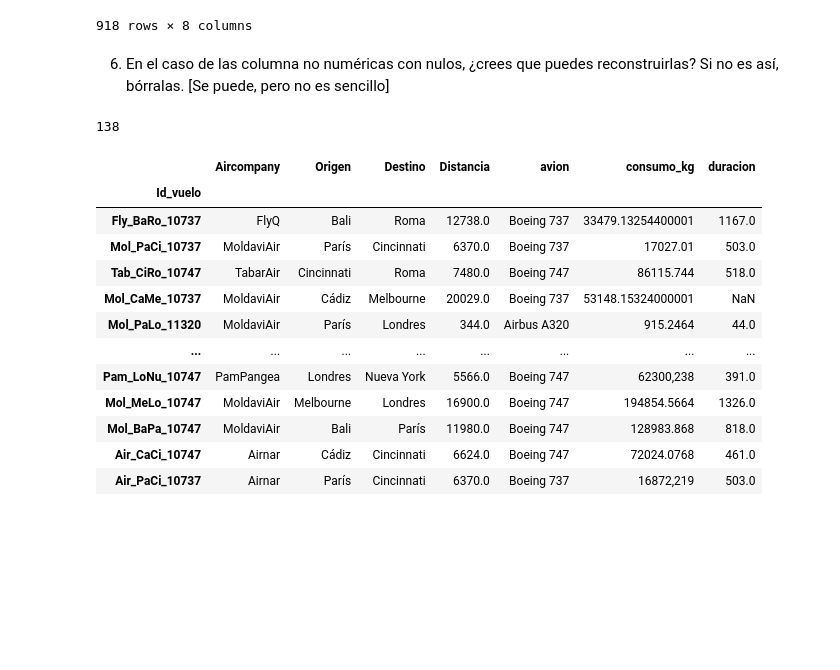
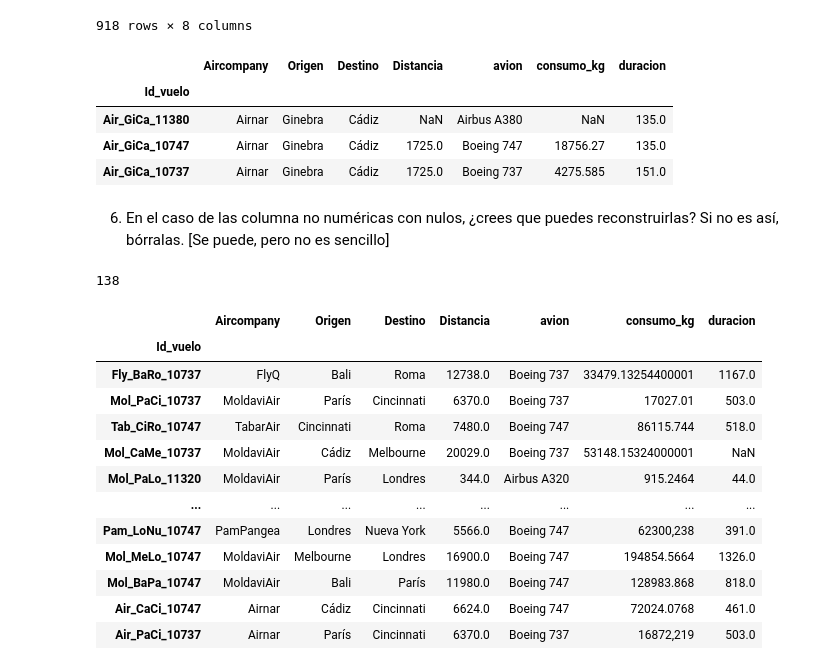
Before and after one commit to mfondevilla/DS-Online-MelaniaFondevilla, a Jupyter notebook: 02_Herramientas_Avanzadas/Sprint_04/Unidad_02_Pandas_II/03_Practica_Obligatoria/18_Practica_Obligatoria_Pandas_II.ipynb, the cells around one changed output. Cells and saved outputs as stored; diff of their text form; code cells hidden in the pictures; blank space fills up the shorter version.

```diff
--- a/02_Herramientas_Avanzadas/Sprint_04/Unidad_02_Pandas_II/03_Practica_Obligatoria/18_Practica_Obligatoria_Pandas_II.ipynb
+++ b/02_Herramientas_Avanzadas/Sprint_04/Unidad_02_Pandas_II/03_Practica_Obligatoria/18_Practica_Obligatoria_Pandas_II.ipynb
@@ -201,9 +251,8 @@ Name: Distancia, Length: 973, dtype: float64
 # %% [markdown]
 2. Es hora de limpiar. No necesariamente seguiremos estos pasos pero primero, deshazte de las filas duplicadas. Quédate con las últimas copias.
 # %%
-df_viajes_aereos_copy = df_viajes_aereos.copy()
-df_viajes_aereos.drop_duplicates(keep="last", inplace=True)
-df_viajes_aereos # total 973 se han eliminado 27 duplicados la mitad de los 54
+df.drop_duplicates(keep="last", inplace=True)
+df # total 973 se han eliminado 27 duplicados la mitad de los 54
 # %% [output]
 |  | Aircompany | Origen | Destino | Distancia | avion | consumo_kg | duracion |
 | Id_vuelo |  |  |  |  |  |  |  |
@@ -297,3 +363,13 @@ df_viajes_aereos
 | Air_CaCi_10747 | Airnar | Cádiz | Cincinnati | 6624.0 | Boeing 747 | 72024.0768 | 461.0 | 14.368764 |
 | Air_PaCi_10737 | Airnar | París | Cincinnati | 6370.0 | Boeing 737 | 16872,219 | 503.0 | 12.664016 |
 918 rows × 8 columns
+# %%
+
+df = df_viajes_aereos.copy()
+df[(df["Origen"]=="Ginebra") & (df["Destino"] == "Cádiz")]["Distancia"].dropna().unique()[0]
+# %% [output]
+|  | Aircompany | Origen | Destino | Distancia | avion | consumo_kg | duracion |
+| Id_vuelo |  |  |  |  |  |  |  |
+| Air_GiCa_11380 | Airnar | Ginebra | Cádiz | NaN | Airbus A380 | NaN | 135.0 |
+| Air_GiCa_10747 | Airnar | Ginebra | Cádiz | 1725.0 | Boeing 747 | 18756.27 | 135.0 |
+| Air_GiCa_10737 | Airnar | Ginebra | Cádiz | 1725.0 | Boeing 737 | 4275.585 | 151.0 |
```
Also changed, not shown: parts of 10 cells of this notebook.
